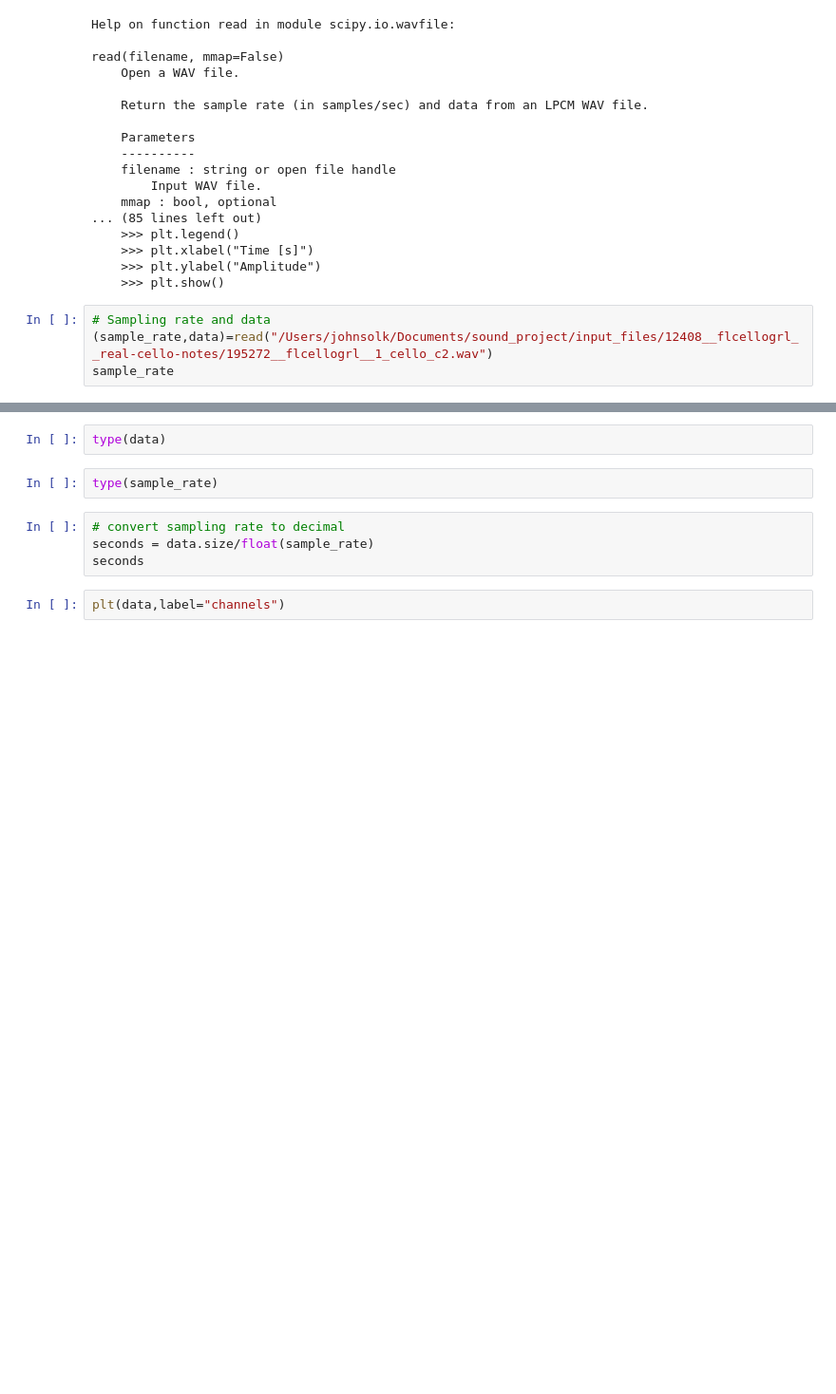
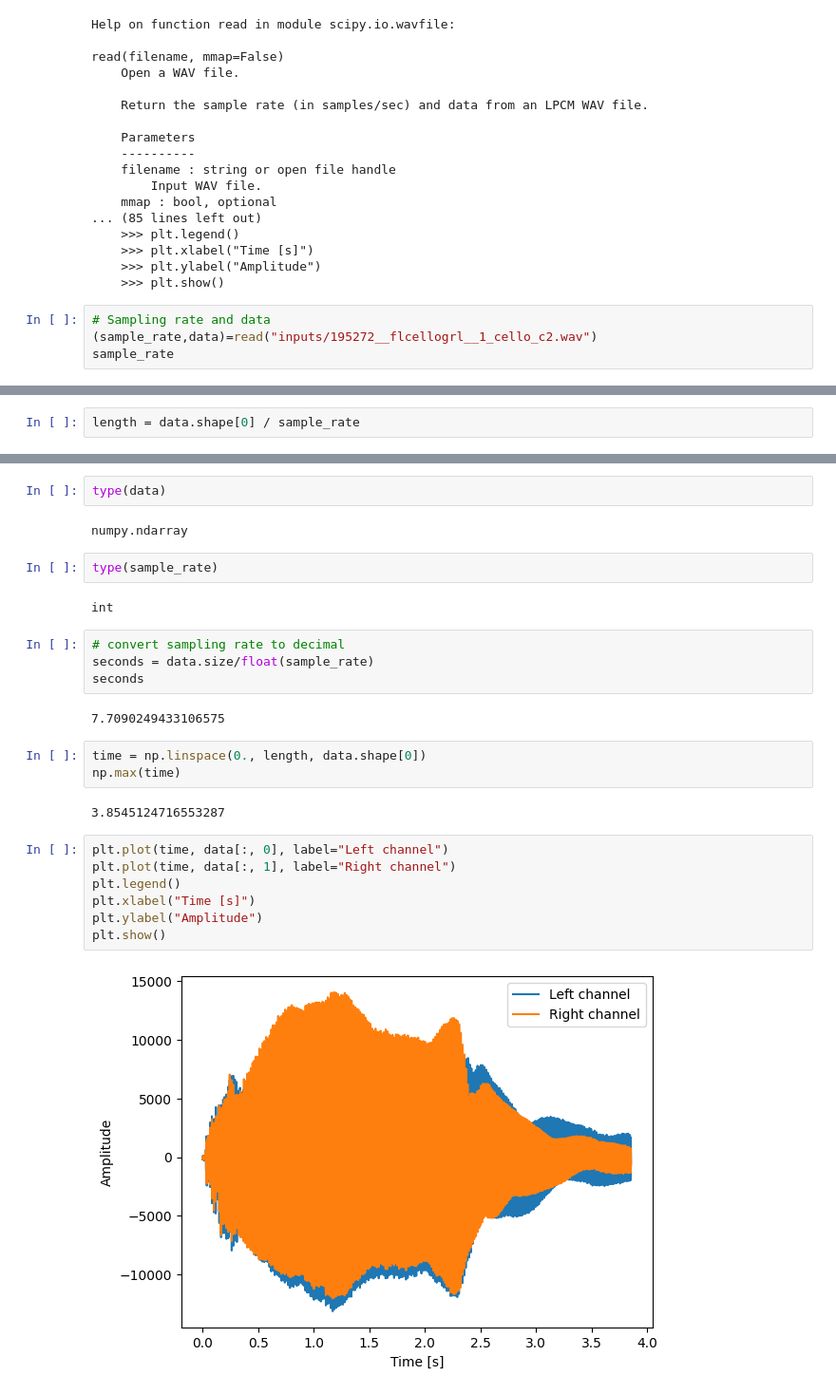
Before and after one commit to johnsolk/audio_signal_processing, a Jupyter notebook: sound.ipynb, the cells around one changed output, grey strips where cells are left out. Shown: that part at 95% size. Drawn from its saved outputs; the diff is of its cells as text; blank space fills up the shorter version.

```diff
--- a/sound.ipynb
+++ b/sound.ipynb
@@ -35,6 +35,6 @@ read(filename, mmap=False)
     >>> plt.show()
 # %%
 # Sampling rate and data
-(sample_rate,data)=read("/Users/johnsolk/Documents/sound_project/input_files/12408__flcellogrl__real-cello-notes/195272__flcellogrl__1_cello_c2.wav")
+(sample_rate,data)=read("inputs/195272__flcellogrl__1_cello_c2.wav")
 sample_rate
 # %% [output]
@@ -46,2 +56,4 @@ print(f"number of channels = {data.shape[1]}")
+# %%
+length = data.shape[0] / sample_rate
 # %%
 data.size
@@ -54,10 +72,28 @@ seconds
 # %%
 type(data)
+# %% [output]
+numpy.ndarray
 # %%
 type(sample_rate)
+# %% [output]
+int
 # %%
 # convert sampling rate to decimal
 seconds = data.size/float(sample_rate)
 seconds
+# %% [output]
+7.7090249433106575
+# %%
+time = np.linspace(0., length, data.shape[0])
+np.max(time)
+# %% [output]
+3.8545124716553287
 # %%
-plt(data,label="channels")
+plt.plot(time, data[:, 0], label="Left channel")
+plt.plot(time, data[:, 1], label="Right channel")
+plt.legend()
+plt.xlabel("Time [s]")
+plt.ylabel("Amplitude")
+plt.show()
+# %% [output]
+[figure, added]
```
Also changed, not shown: parts of 6 cells of this notebook.
